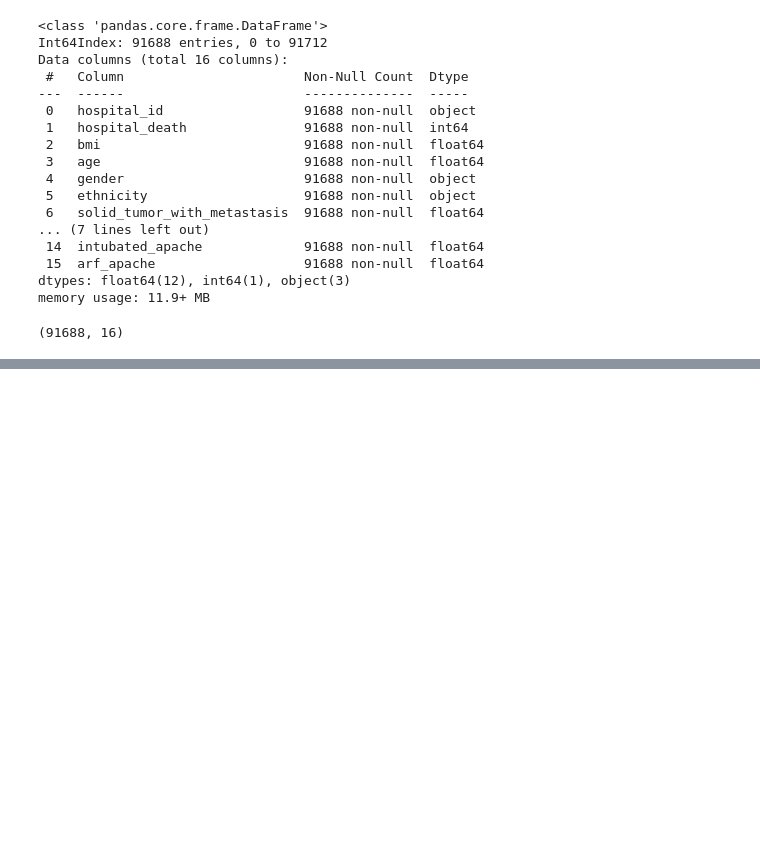
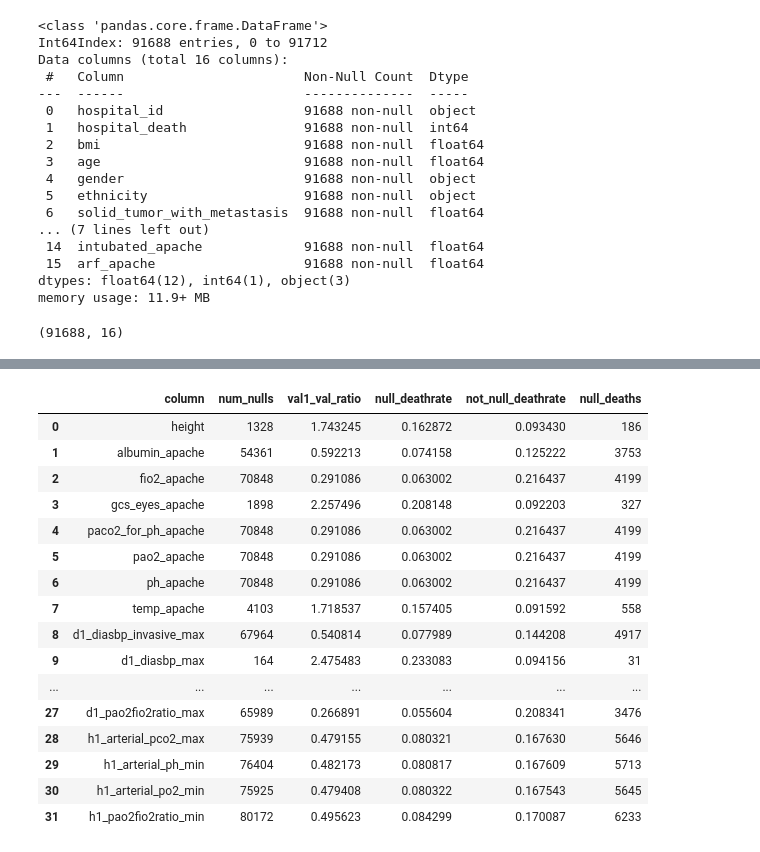
Before and after one commit to curie-capstone/predicting-patient-outcomes, a Jupyter notebook: chase/Untitled.ipynb, the cells around one changed output, grey strips where cells are left out. Cells and saved outputs as stored; diff of their text form; code cells hidden in the pictures; blank space fills up the shorter version.

```diff
--- a/chase/Untitled.ipynb
+++ b/chase/Untitled.ipynb
@@ -198,0 +320,20 @@ plt.show()
+# %%
+df2
+# %% [output]
+|  | column | num_nulls | val1_val_ratio | null_deathrate | not_null_deathrate | null_deaths |
+| 0 | height | 1328 | 1.743245 | 0.162872 | 0.093430 | 186 |
+| 1 | albumin_apache | 54361 | 0.592213 | 0.074158 | 0.125222 | 3753 |
+| 2 | fio2_apache | 70848 | 0.291086 | 0.063002 | 0.216437 | 4199 |
+| 3 | gcs_eyes_apache | 1898 | 2.257496 | 0.208148 | 0.092203 | 327 |
+| 4 | paco2_for_ph_apache | 70848 | 0.291086 | 0.063002 | 0.216437 | 4199 |
+| 5 | pao2_apache | 70848 | 0.291086 | 0.063002 | 0.216437 | 4199 |
+| 6 | ph_apache | 70848 | 0.291086 | 0.063002 | 0.216437 | 4199 |
+| 7 | temp_apache | 4103 | 1.718537 | 0.157405 | 0.091592 | 558 |
+| 8 | d1_diasbp_invasive_max | 67964 | 0.540814 | 0.077989 | 0.144208 | 4917 |
+| 9 | d1_diasbp_max | 164 | 2.475483 | 0.233083 | 0.094156 | 31 |
+| ... | ... | ... | ... | ... | ... | ... |
+| 27 | d1_pao2fio2ratio_max | 65989 | 0.266891 | 0.055604 | 0.208341 | 3476 |
+| 28 | h1_arterial_pco2_max | 75939 | 0.479155 | 0.080321 | 0.167630 | 5646 |
+| 29 | h1_arterial_ph_min | 76404 | 0.482173 | 0.080817 | 0.167609 | 5713 |
+| 30 | h1_arterial_po2_min | 75925 | 0.479408 | 0.080322 | 0.167543 | 5645 |
+| 31 | h1_pao2fio2ratio_min | 80172 | 0.495623 | 0.084299 | 0.170087 | 6233 |
```
Also changed, not shown: parts of 17 cells of this notebook.
